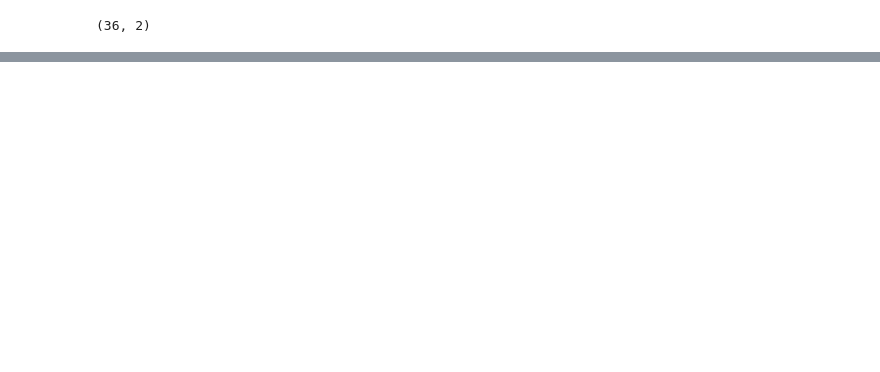
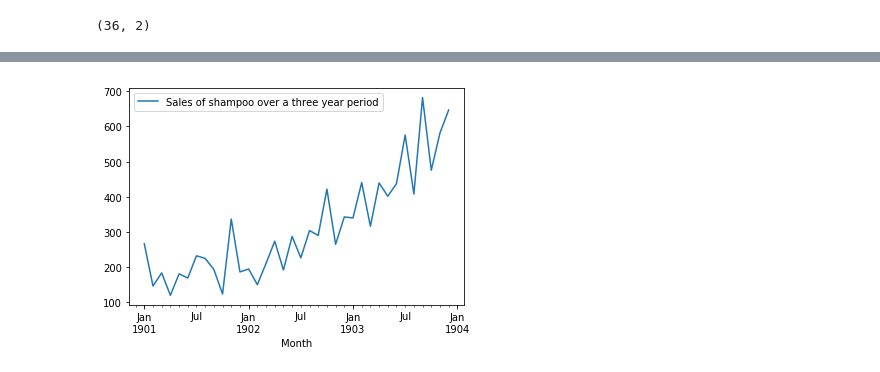
Before and after one commit to yoonkt200/tutorial-keras-deeplearning, a Jupyter notebook: 04-RNN-keras/keras-lstm-tutorial.ipynb, the cells around one changed output, grey strips where cells are left out. Saved outputs shown, nothing was run; the diff lists cells and outputs as text; code cells hidden in the pictures; blank space fills up the shorter version.

```diff
--- a/04-RNN-keras/keras-lstm-tutorial.ipynb
+++ b/04-RNN-keras/keras-lstm-tutorial.ipynb
@@ -28,0 +46,8 @@ dataset.head()
+# %%
+dataset['Month'] = pd.to_datetime(dataset['Month'])
+dataset.index = dataset['Month']
+dataset.set_index('Month', inplace=True)
+dataset.plot()
+plt.show()
+# %% [output]
+[figure, added]
```
Also changed, not shown: parts of 15 cells of this notebook, 3 other files.
